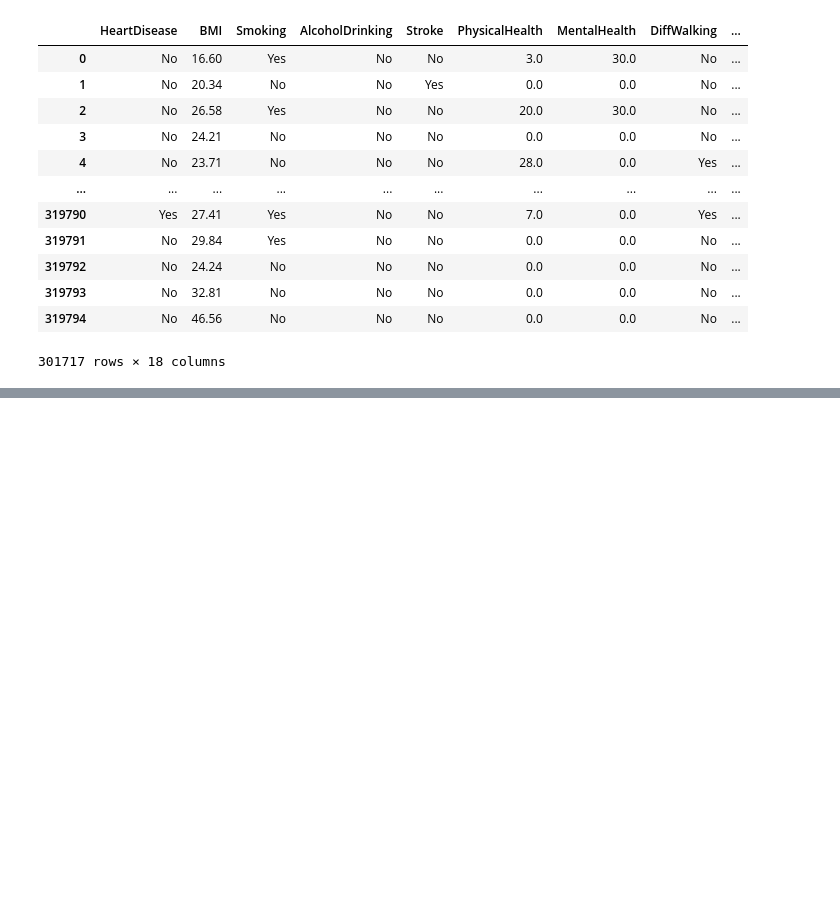
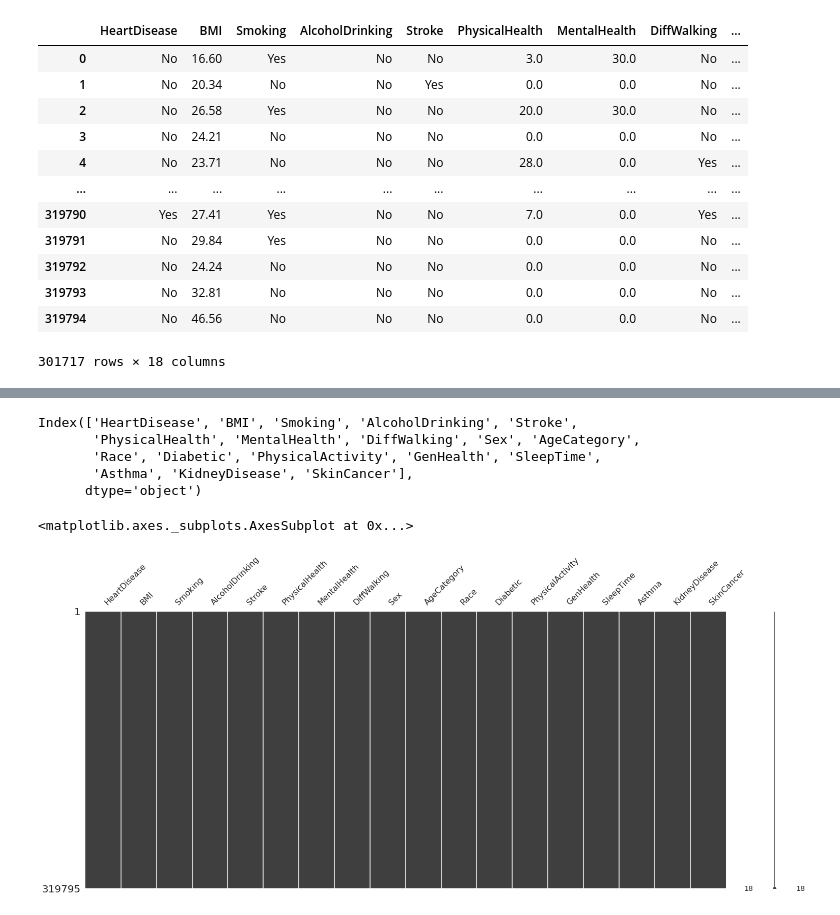
Before and after one commit to MaliheDahmardeh/project, a Jupyter notebook: Copy_of_Untitled0.ipynb, the cells around one changed output, grey strips where cells are left out. Cells and saved outputs as stored; diff of their text form; code cells hidden in the pictures; blank space fills up the shorter version.

```diff
--- a/Copy_of_Untitled0.ipynb
+++ b/Copy_of_Untitled0.ipynb
@@ -94,0 +144,8 @@ heart_disease_df.drop_duplicates()
+# %%
+heart_disease_df.columns
+# %% [output]
+Index(['HeartDisease', 'BMI', 'Smoking', 'AlcoholDrinking', 'Stroke',
+       'PhysicalHealth', 'MentalHealth', 'DiffWalking', 'Sex', 'AgeCategory',
+       'Race', 'Diabetic', 'PhysicalActivity', 'GenHealth', 'SleepTime',
+       'Asthma', 'KidneyDisease', 'SkinCancer'],
+      dtype='object')
@@ -94,0 +155,5 @@ heart_disease_df.drop_duplicates()
+# %%
+msno.matrix(heart_disease_df)
+# %% [output]
+<matplotlib.axes._subplots.AxesSubplot at 0x...>
+[figure, added]
```
Also changed, not shown: parts of 9 cells of this notebook.
